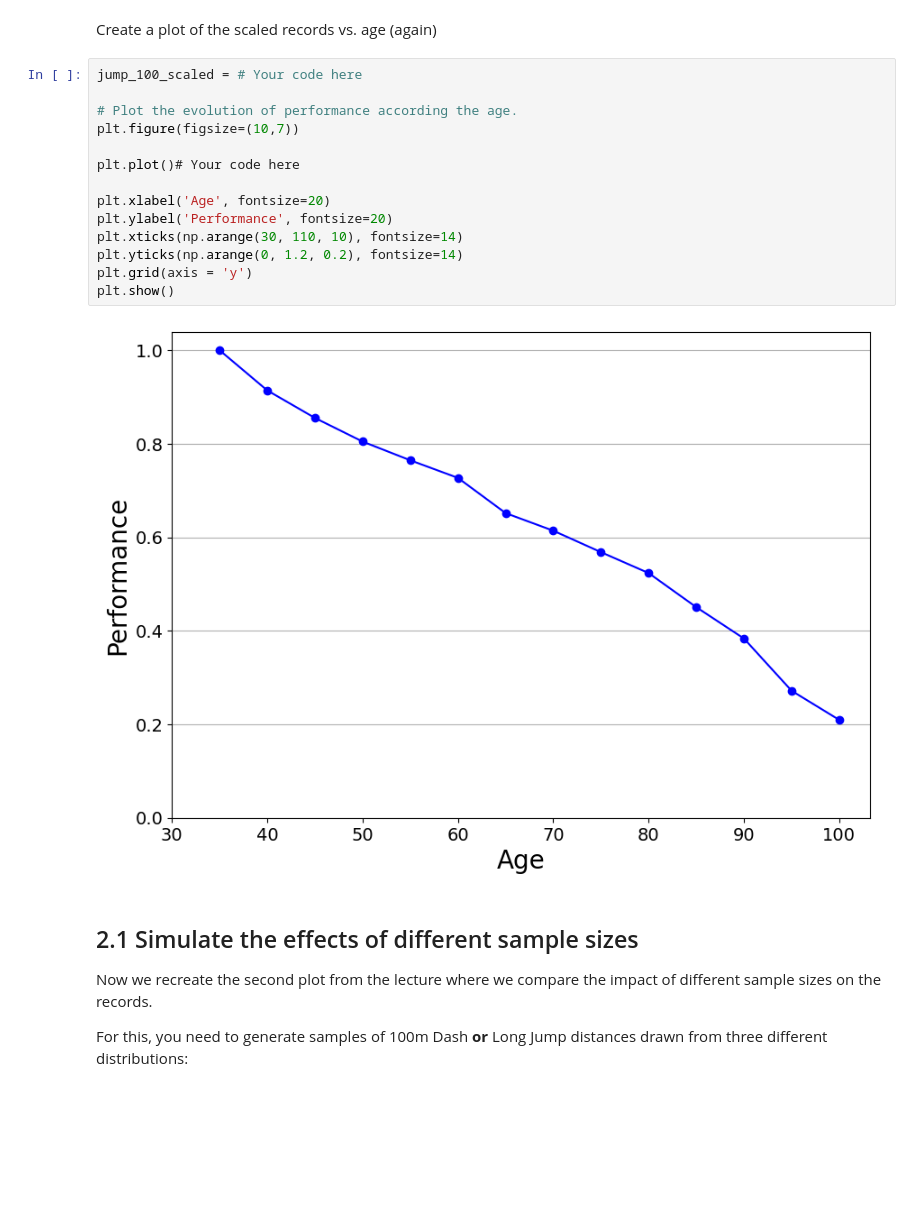
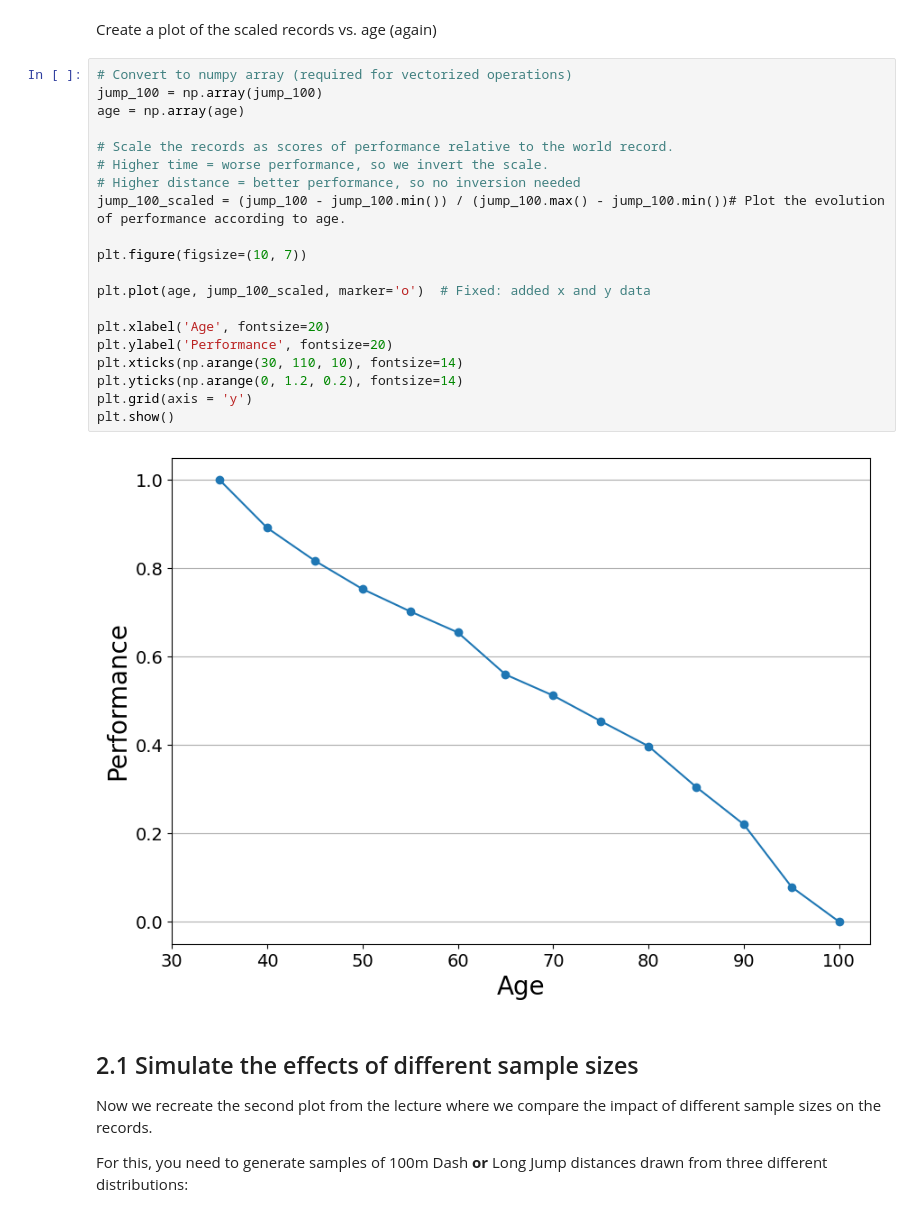
Before and after one commit to PeterAmdi/RoDS-2026, a Jupyter notebook: exercises_02/1 - Multiple hypotheses v2.ipynb, the cells around one changed output. Cells and saved outputs as stored; diff of their text form; blank space fills up the shorter version.

```diff
--- a/exercises_02/1 - Multiple hypotheses v2.ipynb
+++ b/exercises_02/1 - Multiple hypotheses v2.ipynb
@@ -76,21 +81,27 @@ age = [35, 40, 45, 50, 55, 60, 65, 70, 75, 80, 85, 90, 95, 100]
 # %% [markdown]
 Create a plot of the scaled records vs. age (again)
 # %%
-jump_100_scaled = # Your code here
+# Convert to numpy array (required for vectorized operations)
+jump_100 = np.array(jump_100)
+age = np.array(age)
 
-# Plot the evolution of performance according the age.
-plt.figure(figsize=(10,7))
+# Scale the records as scores of performance relative to the world record.
+# Higher time = worse performance, so we invert the scale.
+# Higher distance = better performance, so no inversion needed
+jump_100_scaled = (jump_100 - jump_100.min()) / (jump_100.max() - jump_100.min())# Plot the evolution of performance according to age.
 
-plt.plot()# Your code here
+plt.figure(figsize=(10, 7))
+
+plt.plot(age, jump_100_scaled, marker='o')  # Fixed: added x and y data
 
 plt.xlabel('Age', fontsize=20)
 plt.ylabel('Performance', fontsize=20)
 plt.xticks(np.arange(30, 110, 10), fontsize=14)
 plt.yticks(np.arange(0, 1.2, 0.2), fontsize=14)
 plt.grid(axis = 'y')
 plt.show()
 # %% [output]
-[figure, old version]
+[figure, new version]
 # %% [markdown]
 ## 2.1 Simulate the effects of different sample sizes
 
```
Also changed, not shown: parts of 5 cells of this notebook.
